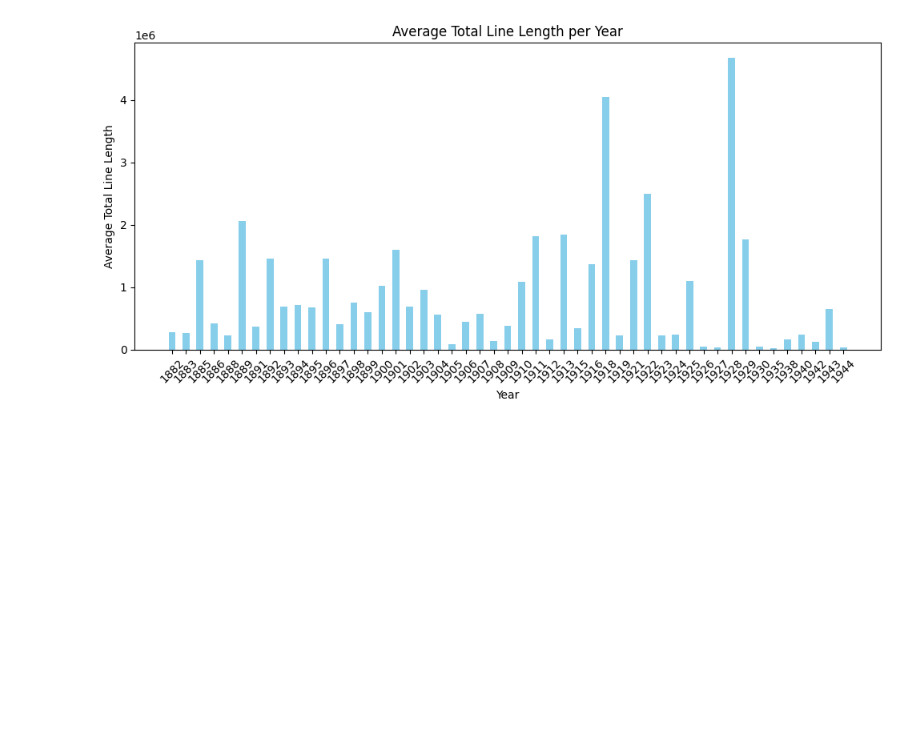
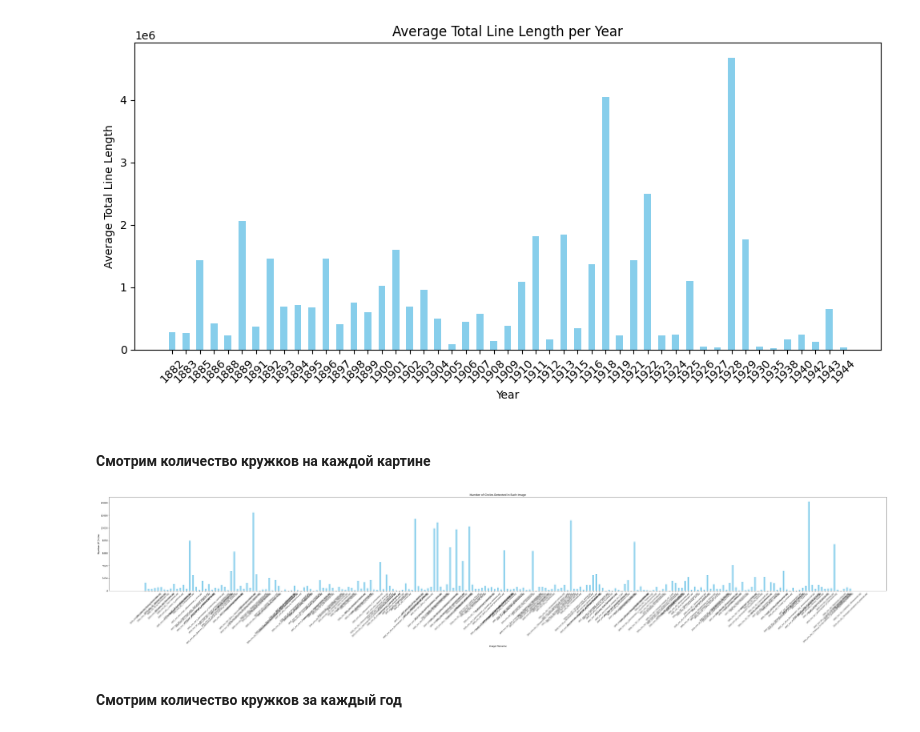
Before and after one commit to pryanik/i3_shades_of_mind, a Jupyter notebook: edges_analysis_munch.ipynb, the cells around one changed output. Saved outputs shown, nothing was run; the diff lists cells and outputs as text; code cells hidden in the pictures; blank space fills up the shorter version.

Commit message:
added analysis of circles

```diff
--- a/edges_analysis_munch.ipynb
+++ b/edges_analysis_munch.ipynb
@@ -245,3 +245,54 @@ res = process_images(folder_path)
 plot_results(res)
 # %% [output]
 [figure]
+# %% [markdown]
+#### Смотрим количество кружков на каждой картине
+# %%
+def process_images(folder_path):
+    results = {}
+
+    for filename in os.listdir(folder_path):
+        if filename.lower().endswith(('.jpeg', '.jpg', '.png')):
+            filepath = os.path.join(folder_path, filename)
+
+            image = cv2.imread(filepath, cv2.IMREAD_GRAYSCALE)
+
+            blurred = cv2.GaussianBlur(image, (9, 92), 2)
+
+            circles = cv2.HoughCircles(
+                blurred,
+                cv2.HOUGH_GRADIENT,
+                dp=1.2,
+                minDist=20,
+                param1=50,
+                param2=30,
+                minRadius=10,
+                maxRadius=100
+            )
+
+            num_circles = 0 if circles is None else len(circles[0])
+
+            results[filename] = num_circles
+
+    return results
+# %%
+def plot_results(results):
+    filenames = list(results.keys())
+    values = list(results.values())
+    bar_width = 0.5
+    plt.figure(figsize=(50, 10))
+    plt.bar(filenames, values, color='skyblue', width=bar_width)
+    plt.xlabel('Image Filename')
+    plt.ylabel('Number of Circles')
+    plt.title('Number of Circles Detected in Each Image')
+    plt.xticks(rotation=45, fontsize=8)
+    plt.tight_layout()
+    plt.show()
+# %%
+results = process_images(folder_path)
+# %%
+plot_results(results)
+# %% [output]
+[figure, added]
+# %% [markdown]
+#### Смотрим количество кружков за каждый год
```
Also changed, not shown: parts of 2 cells of this notebook.
